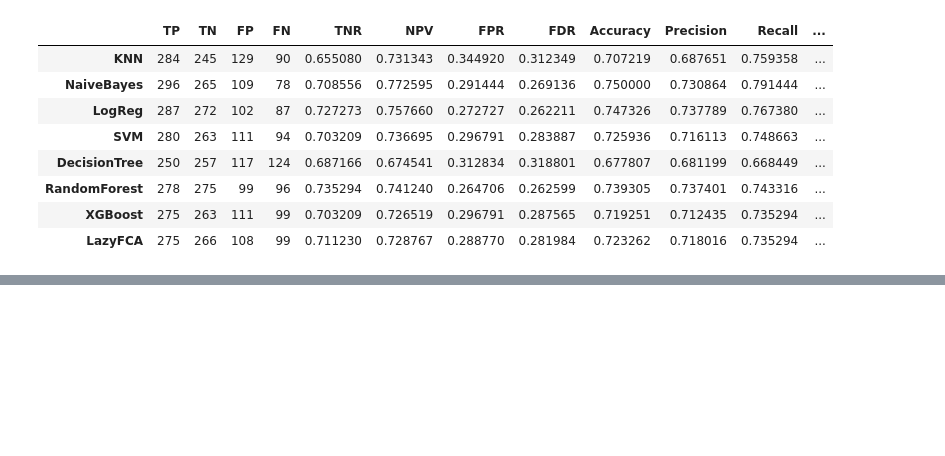
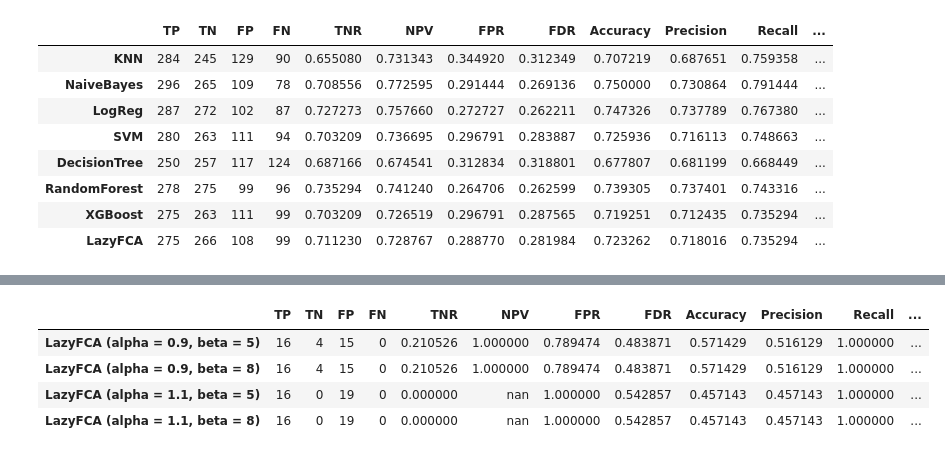
Before and after one commit to RomanGorelsky/lazy_fca_osda, a Jupyter notebook: lazy_fca_ips.ipynb, the cells around one changed output, grey strips where cells are left out. Cells and saved outputs as stored; diff of their text form; code cells hidden in the pictures; blank space fills up the shorter version.

```diff
--- a/lazy_fca_ips.ipynb
+++ b/lazy_fca_ips.ipynb
@@ -1300,0 +1500,3 @@ metrics_base.style.highlight_max(subset=['Accuracy', 'Precision', 'Recall', 'F1'
+# %%
+classifier = LazyClassifierFCA_TorchImproved()
+classifier.fit(X_train, y_train)
@@ -1300,0 +1514,28 @@ metrics_base.style.highlight_max(subset=['Accuracy', 'Precision', 'Recall', 'F1'
+# %%
+alphas = [0.9, 1.1]
+betas = [5, 8]
+metrics_grid = pd.DataFrame(columns = metrics_base.columns)
+
+for alpha in alphas:
+    for beta in betas:
+        y_pred = classifier.predict(X_test[:35], alpha, beta)
+
+        cm = confusion_matrix(y_test[:35], y_pred)
+
+        lazyfca_tn_base, lazyfca_fp_base = cm[0]
+        lazyfca_fn_base, lazyfca_tp_base = cm[1]
+
+        lazyfca_tnr_base = lazyfca_tn_base / (lazyfca_tn_base + lazyfca_fp_base)
+        lazyfca_npv_base = lazyfca_tn_base / (lazyfca_tn_base + lazyfca_fn_base)
+        lazyfca_fpr_base = lazyfca_fp_base / (lazyfca_fp_base + lazyfca_tn_base)
+        lazyfca_fdr_base = lazyfca_fp_base / (lazyfca_fp_base + lazyfca_tp_base)
+
+        lazyfca_accuracy_base = accuracy_score(y_test[:35], y_pred)
+        lazyfca_precision_base = precision_score(y_test[:35], y_pred)
+        lazyfca_recall_base = recall_score(y_test[:35], y_pred)
+        lazyfca_f1_base = f1_score(y_test[:35], y_pred)
+
+        metrics_grid.loc['LazyFCA (alpha = ' + str(alpha) + ', beta = ' + str(beta) + ')', :] = \
+        [lazyfca_tp_base, lazyfca_tn_base, lazyfca_fp_base, lazyfca_fn_base,
+         lazyfca_tnr_base, lazyfca_npv_base, lazyfca_fpr_base, lazyfca_fdr_base,
+         lazyfca_accuracy_base, lazyfca_precision_base, lazyfca_recall_base, lazyfca_f1_base]
@@ -1300,0 +1567,8 @@ metrics_base.style.highlight_max(subset=['Accuracy', 'Precision', 'Recall', 'F1'
+# %%
+metrics_grid.style.highlight_max(subset=['Accuracy', 'Precision', 'Recall', 'F1'], color='green')
+# %% [output]
+|  | TP | TN | FP | FN | TNR | NPV | FPR | FDR | Accuracy | Precision | Recall | ... |
+| LazyFCA (alpha = 0.9, beta = 5) | 16 | 4 | 15 | 0 | 0.210526 | 1.000000 | 0.789474 | 0.483871 | 0.571429 | 0.516129 | 1.000000 | ... |
+| LazyFCA (alpha = 0.9, beta = 8) | 16 | 4 | 15 | 0 | 0.210526 | 1.000000 | 0.789474 | 0.483871 | 0.571429 | 0.516129 | 1.000000 | ... |
+| LazyFCA (alpha = 1.1, beta = 5) | 16 | 0 | 19 | 0 | 0.000000 | nan | 1.000000 | 0.542857 | 0.457143 | 0.457143 | 1.000000 | ... |
+| LazyFCA (alpha = 1.1, beta = 8) | 16 | 0 | 19 | 0 | 0.000000 | nan | 1.000000 | 0.542857 | 0.457143 | 0.457143 | 1.000000 | ... |
```
Also changed, not shown: parts of 6 cells of this notebook.
